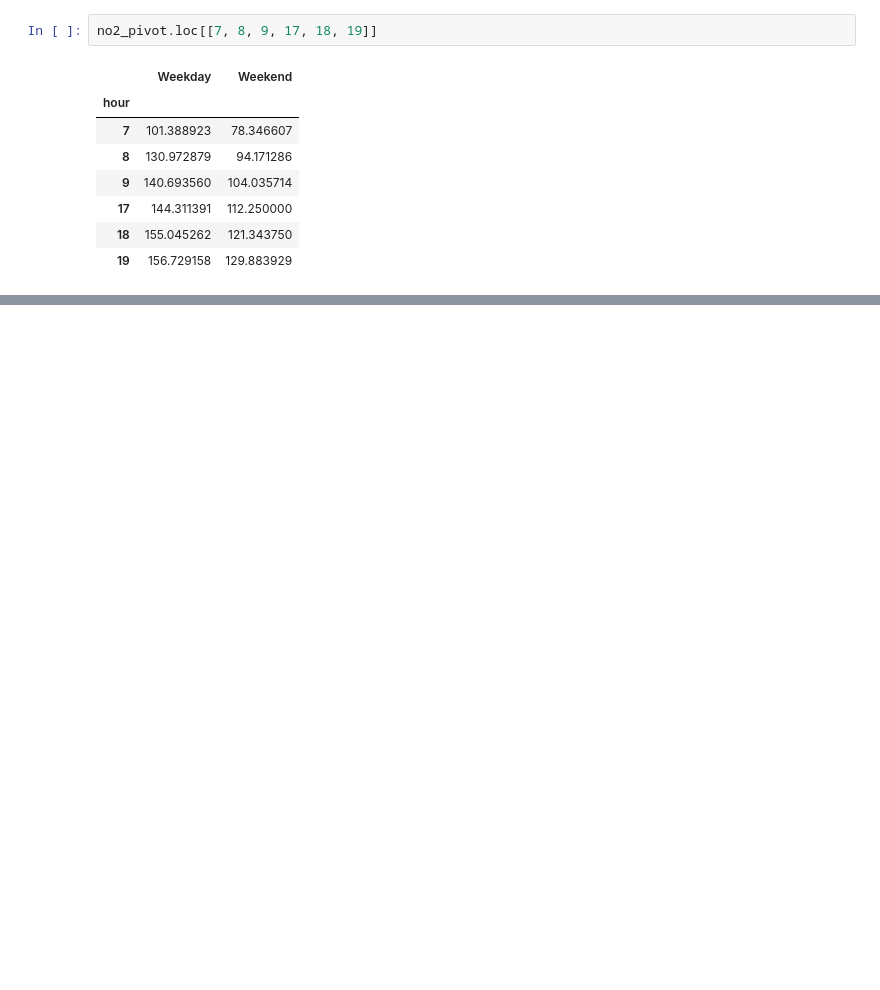
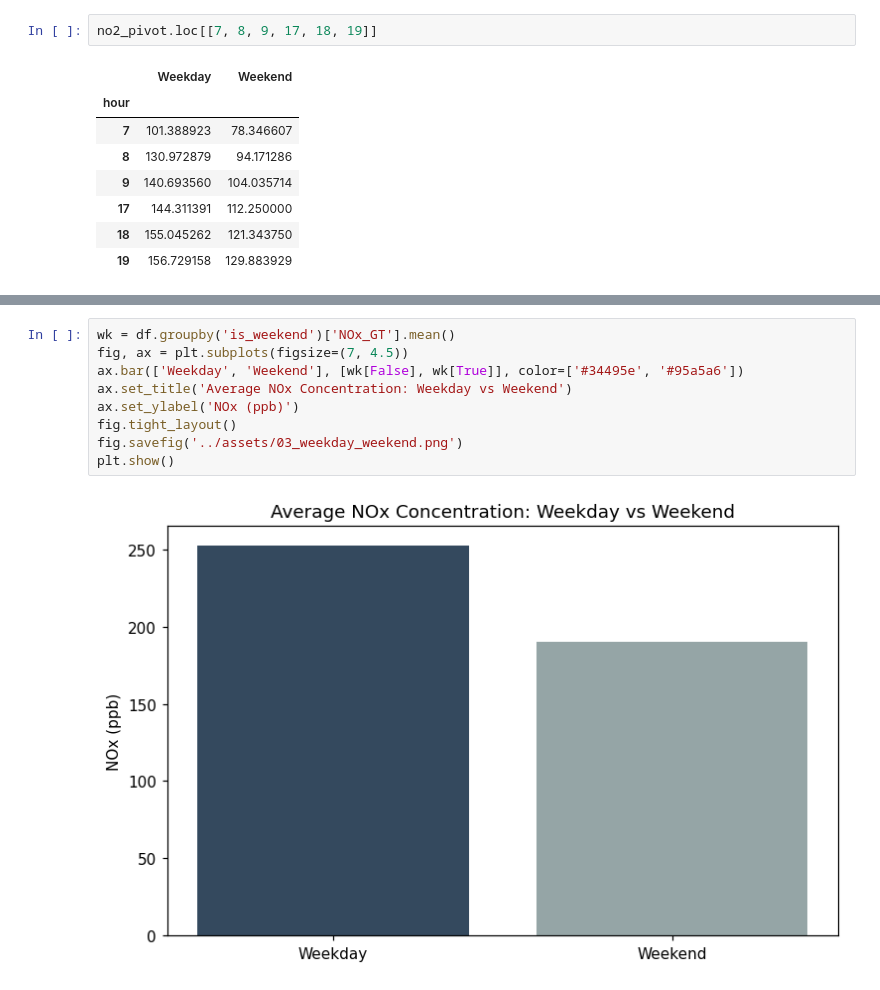
Before and after one commit to darshansuresh006-dev/air-quality-analytics, a Jupyter notebook: notebooks/01_air_quality_analysis.ipynb, the cells around one changed output, grey strips where cells are left out. Saved outputs shown, nothing was run; the diff lists cells and outputs as text; blank space fills up the shorter version.

```diff
--- a/notebooks/01_air_quality_analysis.ipynb
+++ b/notebooks/01_air_quality_analysis.ipynb
@@ -331,0 +360,11 @@ no2_pivot.loc[[7, 8, 9, 17, 18, 19]]
+# %%
+wk = df.groupby('is_weekend')['NOx_GT'].mean()
+fig, ax = plt.subplots(figsize=(7, 4.5))
+ax.bar(['Weekday', 'Weekend'], [wk[False], wk[True]], color=['#34495e', '#95a5a6'])
+ax.set_title('Average NOx Concentration: Weekday vs Weekend')
+ax.set_ylabel('NOx (ppb)')
+fig.tight_layout()
+fig.savefig('../assets/03_weekday_weekend.png')
+plt.show()
+# %% [output]
+[figure, added]
```
Also changed, not shown: parts of 8 cells of this notebook, 8 other files.
